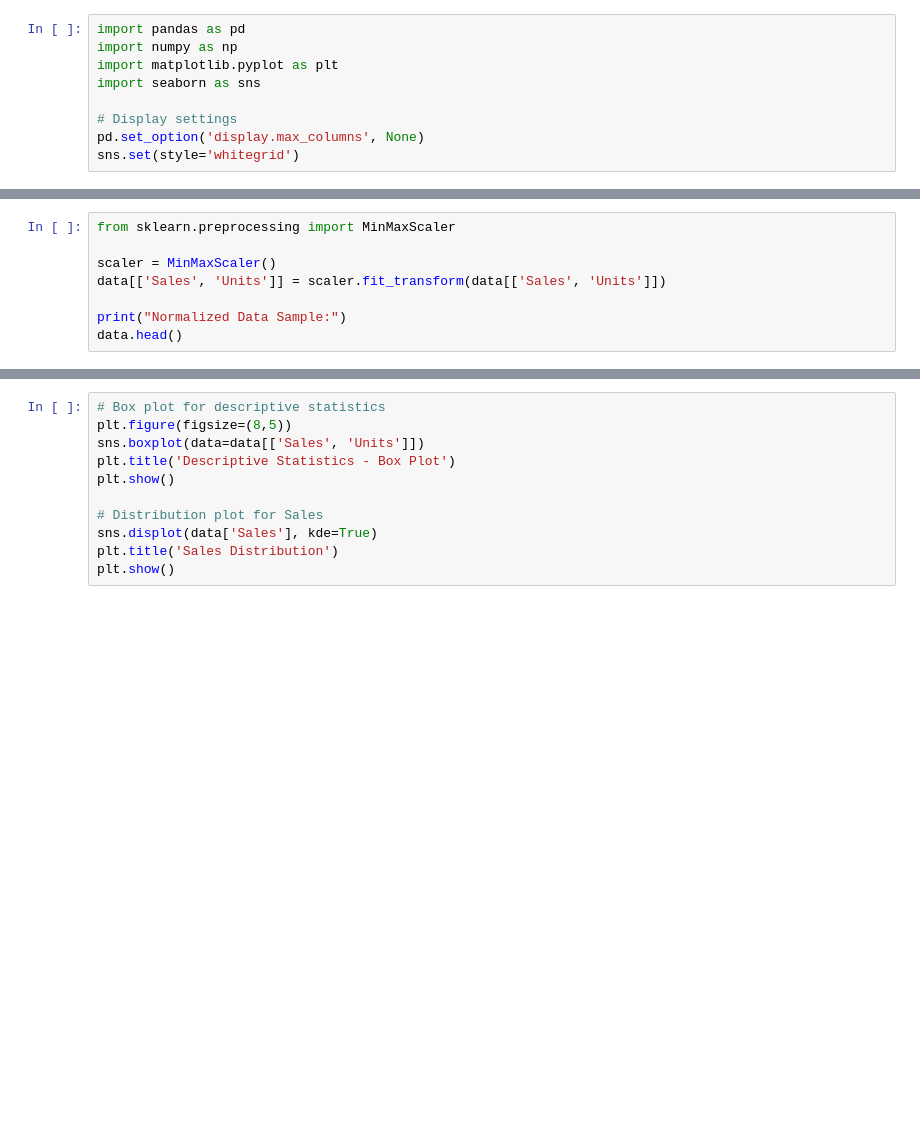
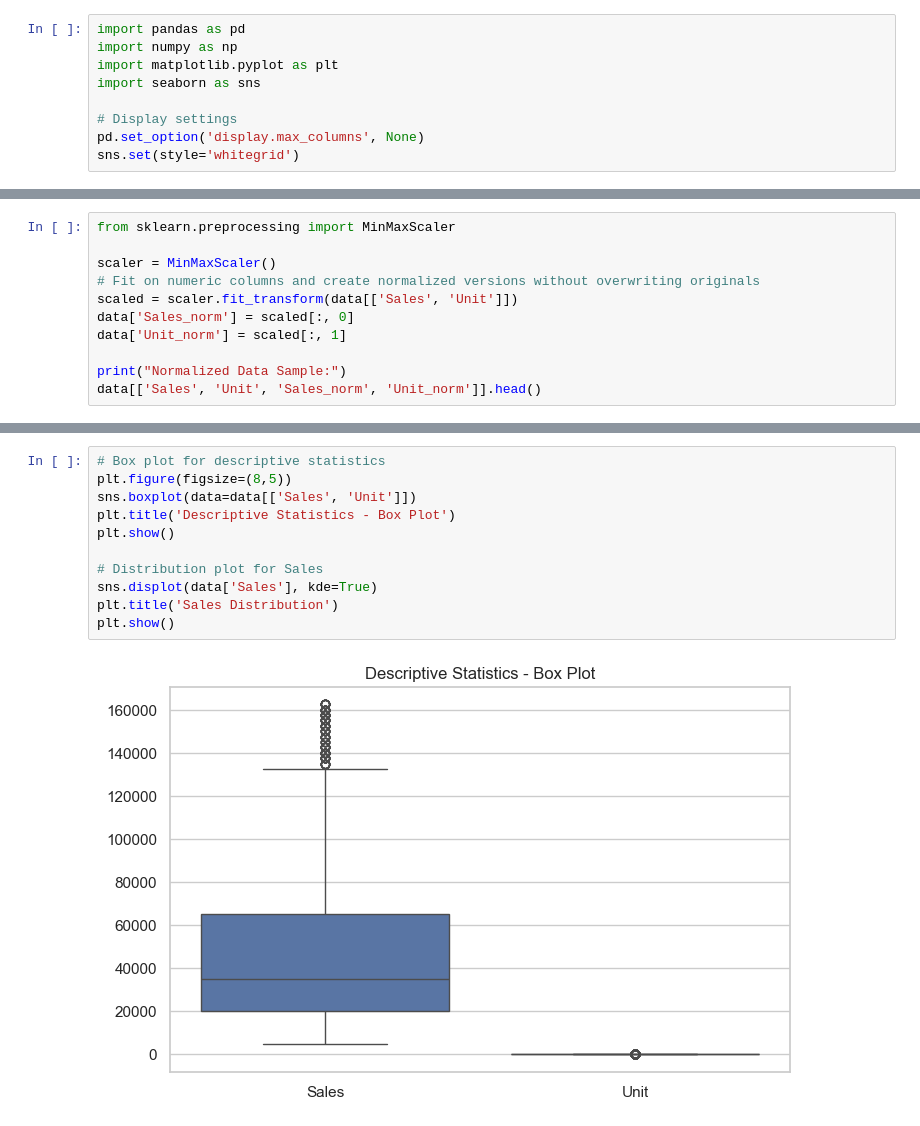
Before and after one commit to rohit1682/DataScience-simplilearn, a Jupyter notebook: 3. Applied Data Science with Python [Core]/CourseEnd-Project/Sales-Analysis/sales_analysis.ipynb, the cells around one changed output, grey strips where cells are left out. Cells and saved outputs as stored; diff of their text form; blank space fills up the shorter version.

Commit message:
sales analysis project uploaded

```diff
--- a/3. Applied Data Science with Python [Core]/CourseEnd-Project/Sales-Analysis/sales_analysis.ipynb
+++ b/3. Applied Data Science with Python [Core]/CourseEnd-Project/Sales-Analysis/sales_analysis.ipynb
@@ -39,7 +67,10 @@ data.reset_index(drop=True, inplace=True)
 from sklearn.preprocessing import MinMaxScaler
 
 scaler = MinMaxScaler()
-data[['Sales', 'Units']] = scaler.fit_transform(data[['Sales', 'Units']])
+# Fit on numeric columns and create normalized versions without overwriting originals
+scaled = scaler.fit_transform(data[['Sales', 'Unit']])
+data['Sales_norm'] = scaled[:, 0]
+data['Unit_norm'] = scaled[:, 1]
 
 print("Normalized Data Sample:")
-data.head()
+data[['Sales', 'Unit', 'Sales_norm', 'Unit_norm']].head()
@@ -103,11 +203,13 @@ plt.show()
 # %%
 # Box plot for descriptive statistics
 plt.figure(figsize=(8,5))
-sns.boxplot(data=data[['Sales', 'Units']])
+sns.boxplot(data=data[['Sales', 'Unit']])
 plt.title('Descriptive Statistics - Box Plot')
 plt.show()
 
 # Distribution plot for Sales
 sns.displot(data['Sales'], kde=True)
 plt.title('Sales Distribution')
 plt.show()
+# %% [output]
+[figure, added]
```
Also changed, not shown: parts of 11 cells of this notebook.
